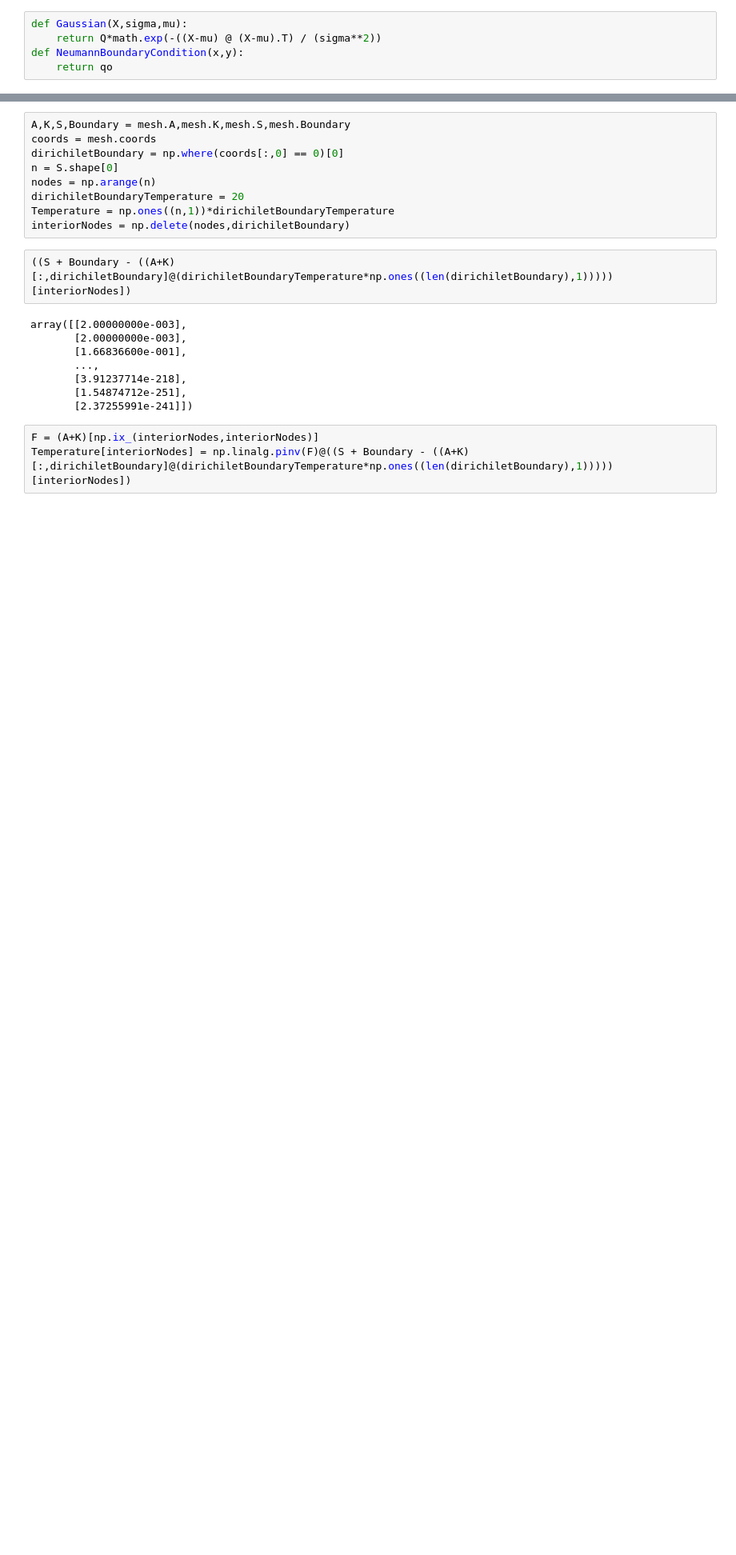
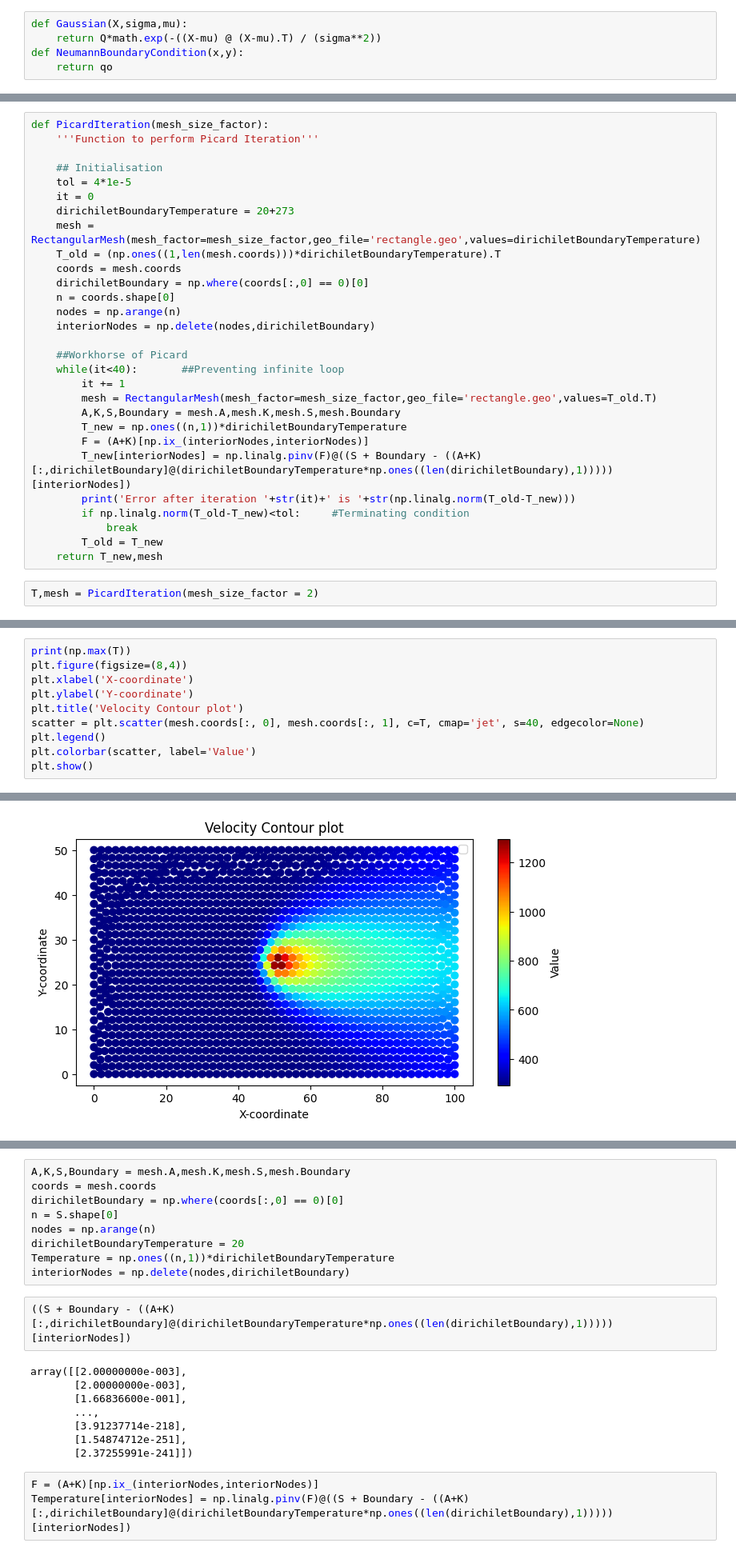
Before and after one commit to me21b172/ME5204-Project, a Jupyter notebook: Anuj/project.ipynb, the cells around one changed output, grey strips where cells are left out. Shown at 80% size. Saved outputs shown, nothing was run; the diff lists cells and outputs as text; blank space fills up the shorter version.

Commit message:
Adding Picard Ieration

```diff
--- a/Anuj/project.ipynb
+++ b/Anuj/project.ipynb
@@ -133,0 +173,31 @@ class RectangularMesh:
+# %%
+def PicardIteration(mesh_size_factor):
+    '''Function to perform Picard Iteration'''
+
+    ## Initialisation
+    tol = 4*1e-5
+    it = 0
+    dirichiletBoundaryTemperature = 20+273
+    mesh = RectangularMesh(mesh_factor=mesh_size_factor,geo_file='rectangle.geo',values=dirichiletBoundaryTemperature)
+    T_old = (np.ones((1,len(mesh.coords)))*dirichiletBoundaryTemperature).T
+    coords = mesh.coords
+    dirichiletBoundary = np.where(coords[:,0] == 0)[0]
+    n = coords.shape[0]
+    nodes = np.arange(n)
+    interiorNodes = np.delete(nodes,dirichiletBoundary)
+
+    ##Workhorse of Picard
+    while(it<40):       ##Preventing infinite loop
+        it += 1
+        mesh = RectangularMesh(mesh_factor=mesh_size_factor,geo_file='rectangle.geo',values=T_old.T)
+        A,K,S,Boundary = mesh.A,mesh.K,mesh.S,mesh.Boundary
+        T_new = np.ones((n,1))*dirichiletBoundaryTemperature
+        F = (A+K)[np.ix_(interiorNodes,interiorNodes)]
+        T_new[interiorNodes] = np.linalg.pinv(F)@((S + Boundary - ((A+K)[:,dirichiletBoundary]@(dirichiletBoundaryTemperature*np.ones((len(dirichiletBoundary),1)))))[interiorNodes])
+        print('Error after iteration '+str(it)+' is '+str(np.linalg.norm(T_old-T_new)))
+        if np.linalg.norm(T_old-T_new)<tol:     #Terminating condition
+            break
+        T_old = T_new
+    return T_new,mesh
+# %%
+T,mesh = PicardIteration(mesh_size_factor = 2)
@@ -133,0 +216,11 @@ class RectangularMesh:
+# %%
+print(np.max(T))
+plt.figure(figsize=(8,4))
+plt.xlabel('X-coordinate')
+plt.ylabel('Y-coordinate')
+plt.title('Velocity Contour plot')
+scatter = plt.scatter(mesh.coords[:, 0], mesh.coords[:, 1], c=T, cmap='jet', s=40, edgecolor=None)
+plt.legend()
+plt.colorbar(scatter, label='Value')
+plt.show()
+# %% [output]
@@ -133,0 +229 @@ class RectangularMesh:
+[figure, added]
```
Also changed, not shown: parts of 9 cells of this notebook.
